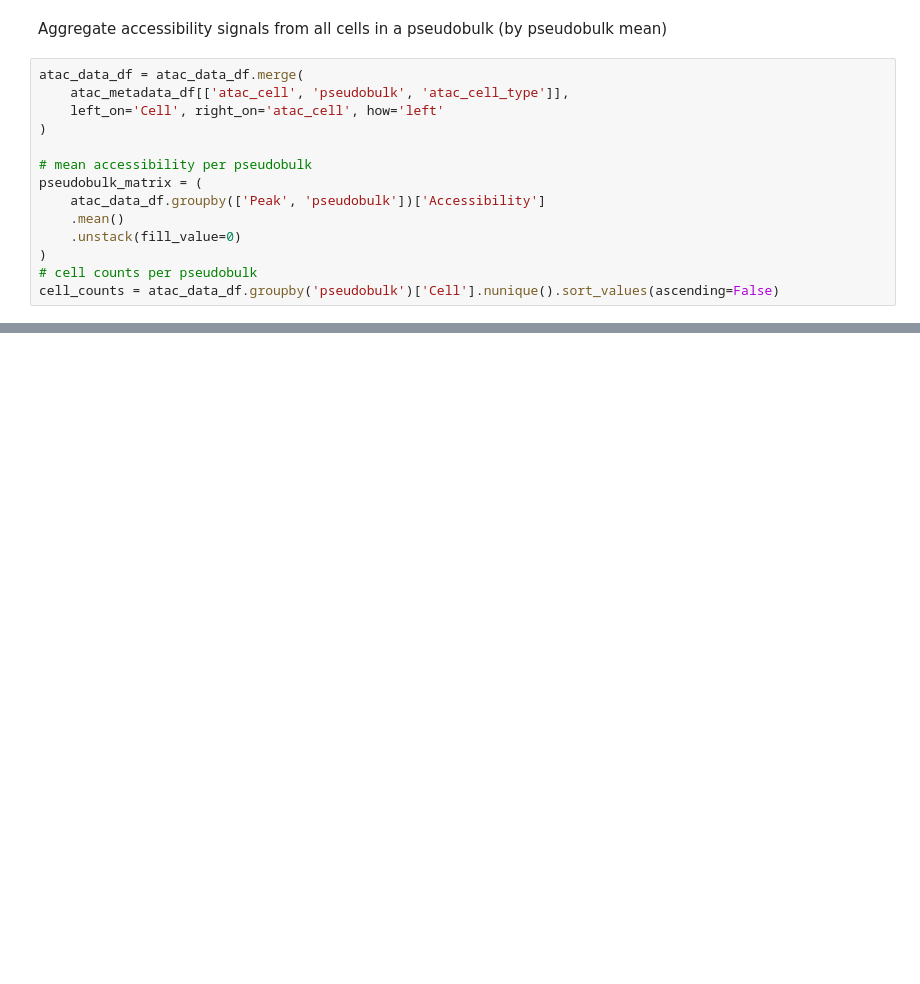
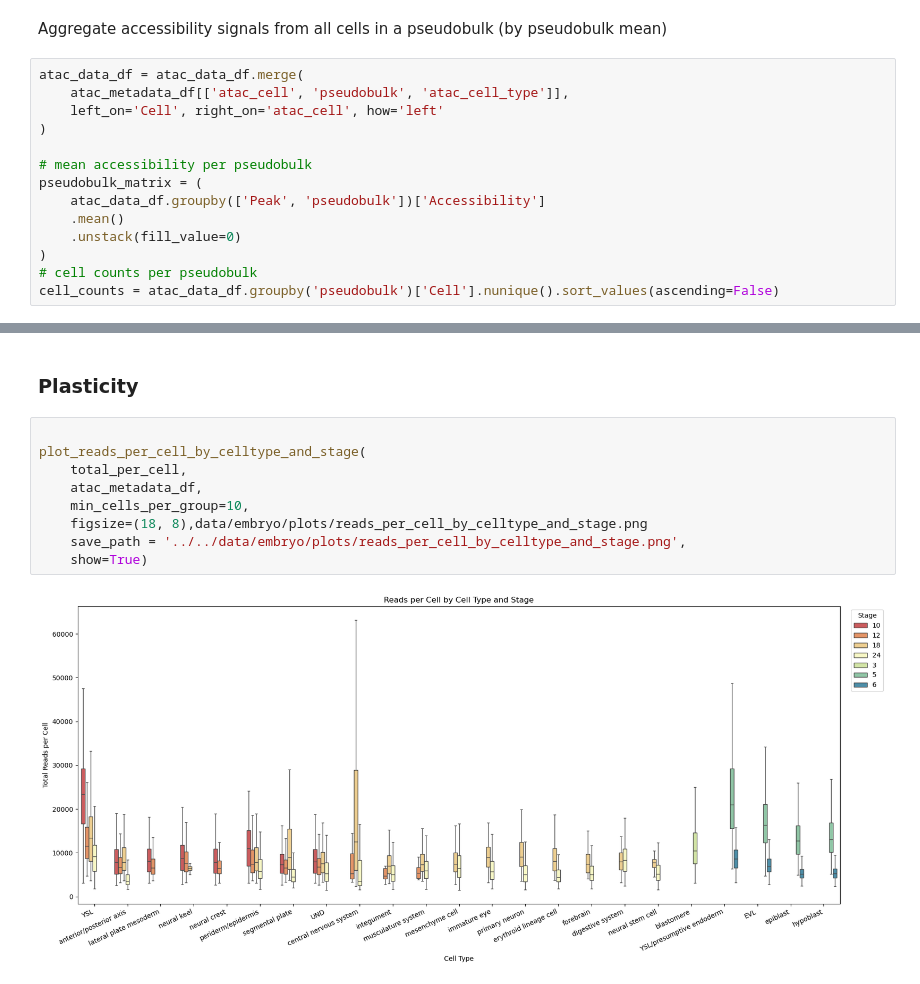
Before and after one commit to mourouzidou/zebrafish_development, a Jupyter notebook: notebooks/embryo/prepare_ATAC_data.ipynb, the cells around one changed output, grey strips where cells are left out. Cells and saved outputs as stored; diff of their text form; blank space fills up the shorter version.

```diff
--- a/notebooks/embryo/prepare_ATAC_data.ipynb
+++ b/notebooks/embryo/prepare_ATAC_data.ipynb
@@ -70,2 +99,15 @@ cell_counts = atac_data_df.groupby('pseudobulk')['Cell'].nunique().sort_values(a
+# %% [markdown]
+### Plasticity
+# %%
+
+plot_reads_per_cell_by_celltype_and_stage(
+    total_per_cell,
+    atac_metadata_df,
+    min_cells_per_group=10,
+    figsize=(18, 8),data/embryo/plots/reads_per_cell_by_celltype_and_stage.png
+    save_path = '../../data/embryo/plots/reads_per_cell_by_celltype_and_stage.png',
+    show=True)
+# %% [output]
+[figure, added]
 # %%
 
```
Also changed, not shown: parts of 7 cells of this notebook.
